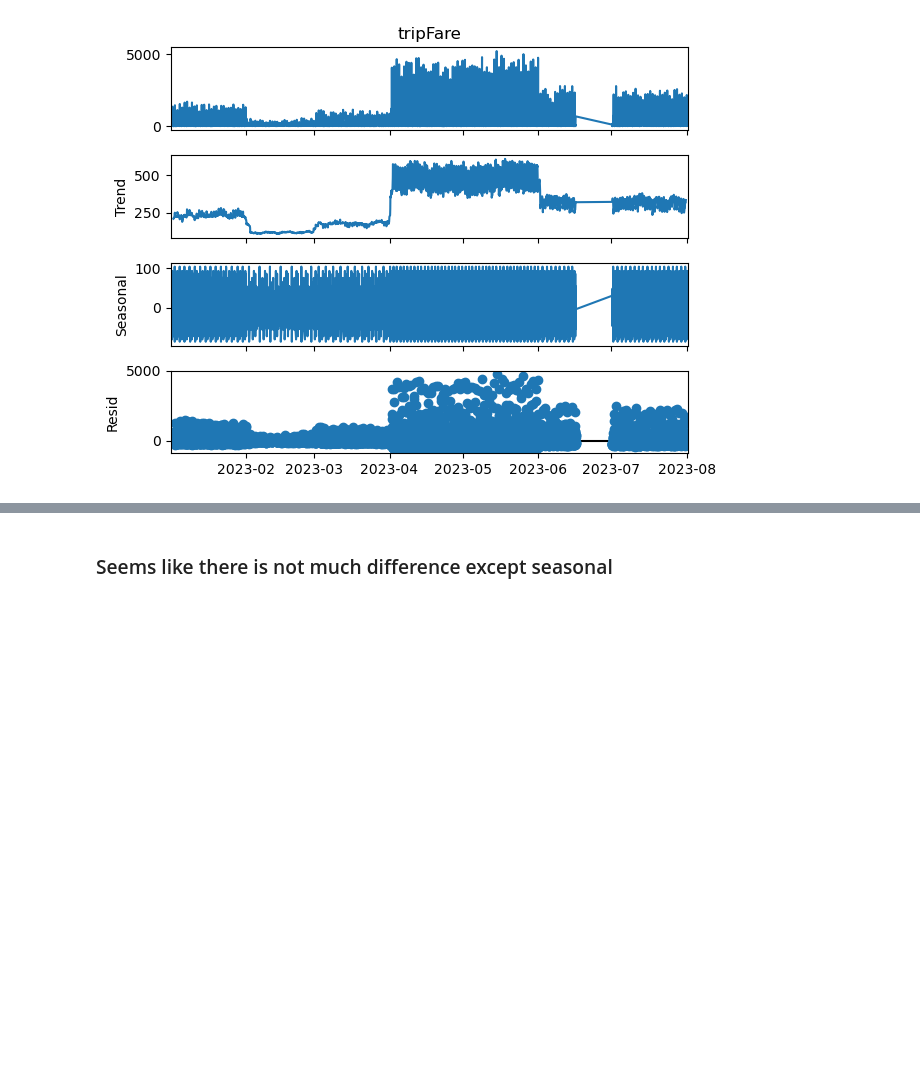
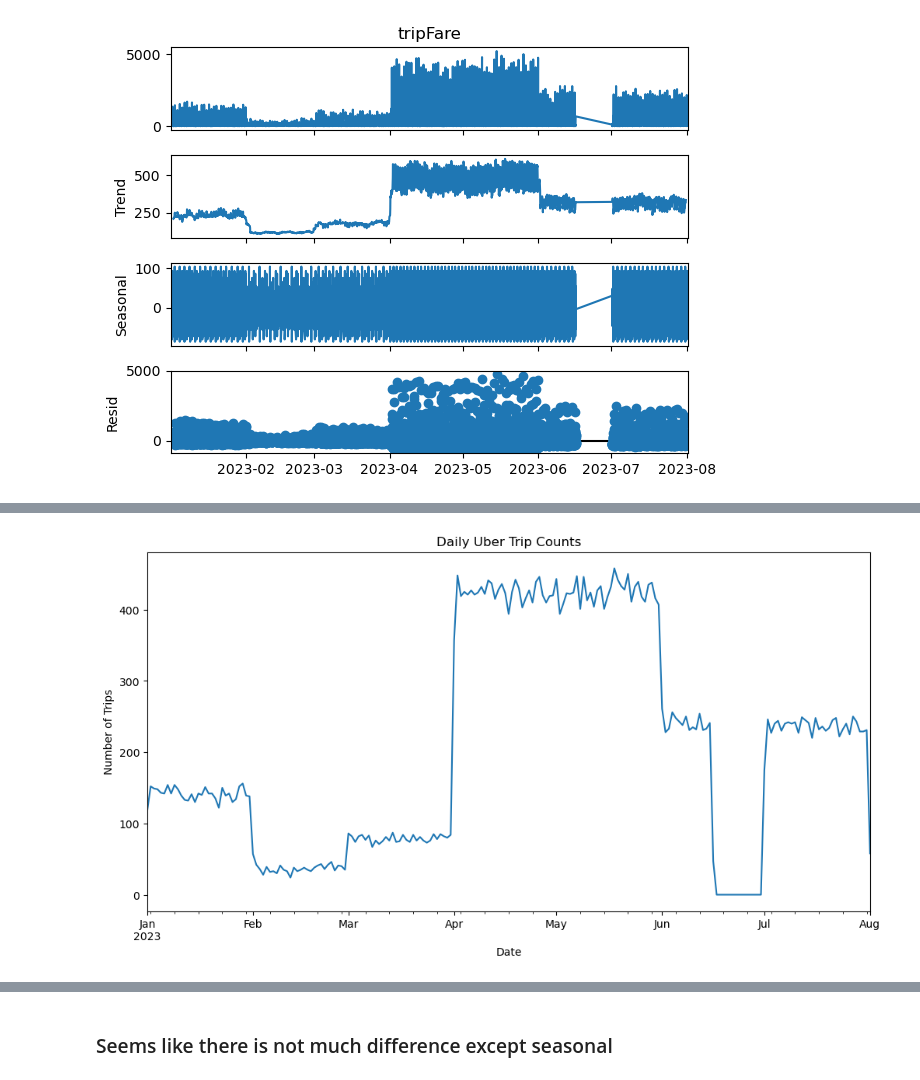
Before and after one commit to DataWizard-Yash/Taxi-Demand-Analysis, a Jupyter notebook: data_preprocessing.ipynb, the cells around one changed output, grey strips where cells are left out. Cells and saved outputs as stored; diff of their text form; code cells hidden in the pictures; blank space fills up the shorter version.

```diff
--- a/data_preprocessing.ipynb
+++ b/data_preprocessing.ipynb
@@ -344,0 +387,13 @@ plt.show()
+# %%
+# Visualize temporal trends using a time series plot
+df['startTime'] = pd.to_datetime(df['startTime'])
+df.set_index('startTime', inplace=True)
+daily_counts = df.resample('D').size()  # Resample to daily counts
+plt.figure(figsize=(12, 6))
+daily_counts.plot()
+plt.title('Daily Uber Trip Counts')
+plt.xlabel('Date')
+plt.ylabel('Number of Trips')
+plt.show()
+# %% [output]
+[figure, added]
```
Also changed, not shown: parts of 18 cells of this notebook, 2 other files.
